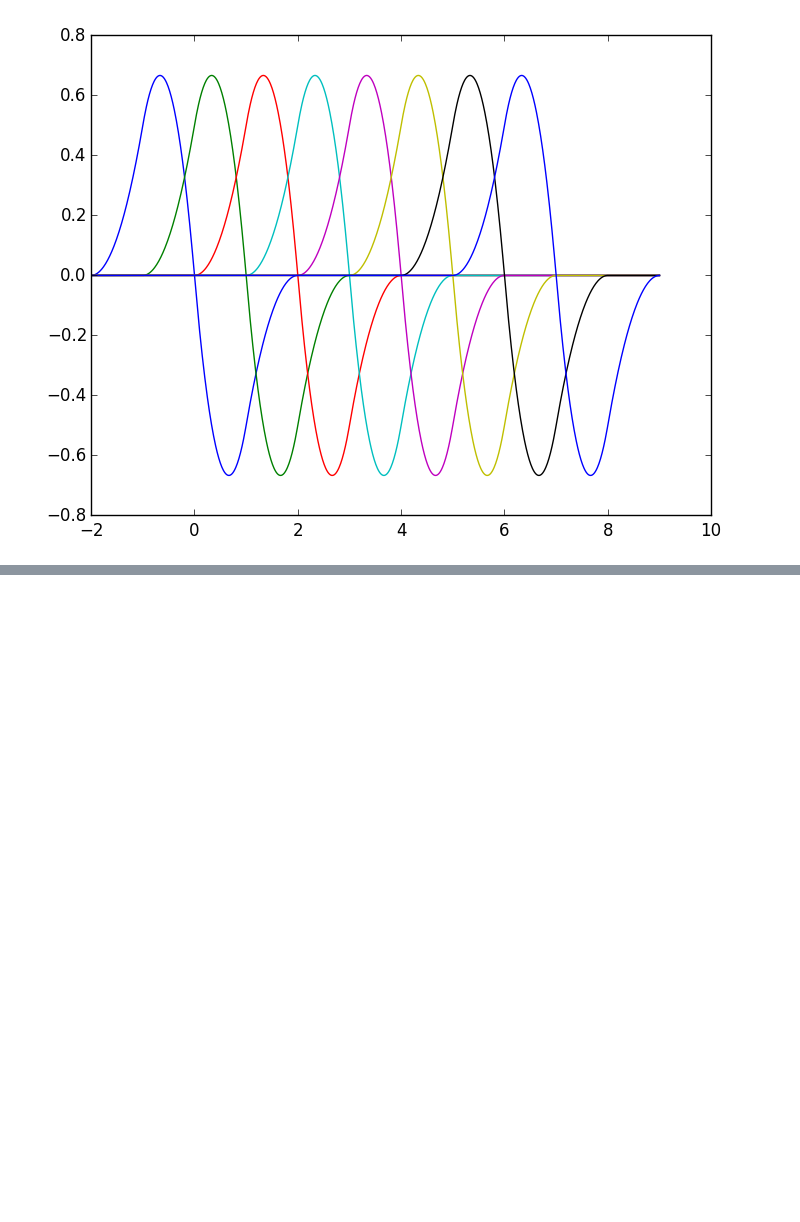
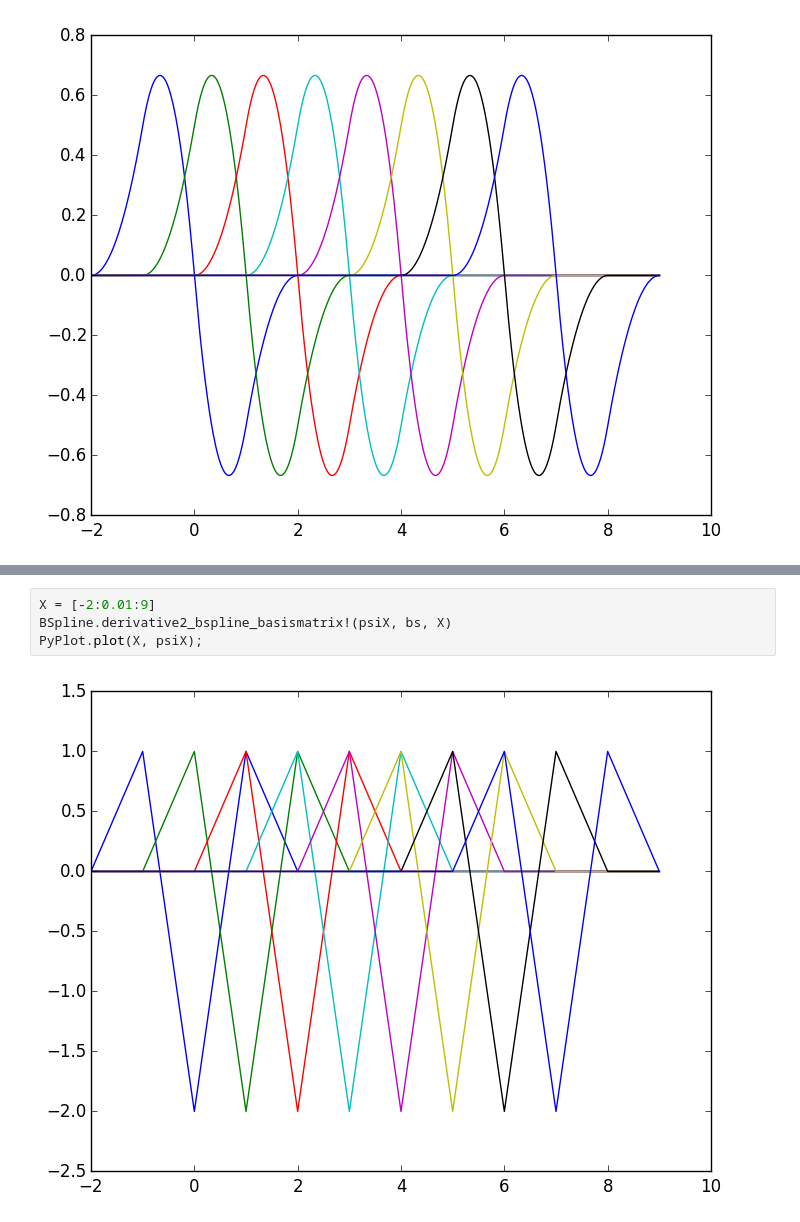
Before and after one commit to mlakolar/BSpline.jl, a Jupyter notebook: Using BSplines.ipynb, the cells around one changed output, grey strips where cells are left out. Saved outputs shown, nothing was run; the diff lists cells and outputs as text; blank space fills up the shorter version.

```diff
--- a/Using BSplines.ipynb
+++ b/Using BSplines.ipynb
@@ -32,0 +54,6 @@ PyPlot.plot(X, psiX);
+# %%
+X = [-2:0.01:9]
+BSpline.derivative2_bspline_basismatrix!(psiX, bs, X)
+PyPlot.plot(X, psiX);
+# %% [output]
+[figure, added]
```
Also changed, not shown: parts of 3 cells of this notebook, 1 other file.
